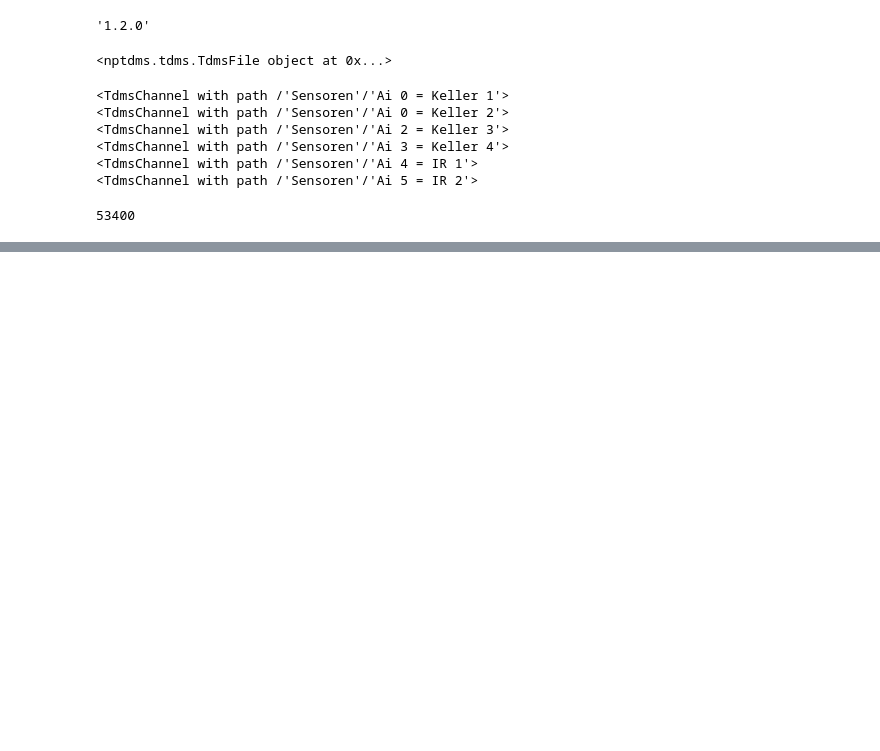
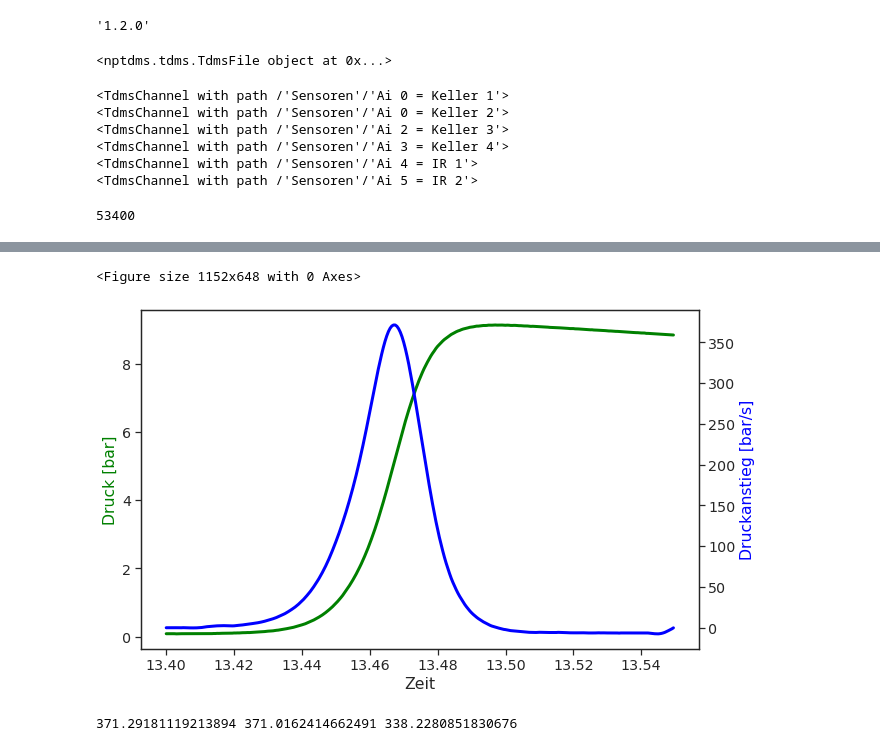
Before and after one commit to rddaz2013/1m3_NewTDMS, a Jupyter notebook: Read_TDMS.ipynb, the cells around one changed output, grey strips where cells are left out. Cells and saved outputs as stored; diff of their text form; code cells hidden in the pictures; blank space fills up the shorter version.

```diff
--- a/Read_TDMS.ipynb
+++ b/Read_TDMS.ipynb
@@ -91,0 +162,22 @@ plt.show()
+# %%
+#Ableitung über savitzky_golay
+pt=slice(26800,27100) # Zeitskala ist * 0.1s
+plt.figure(figsize=(16,9))
+
+fig, ax1 = plt.subplots()
+
+ax2 = ax1.twinx()
+ax1.plot(time_array[pt],AIN0[pt],color='g',label='Sensor 1')
+ax2.plot(time_array[pt],-savitzky_golay(AIN0[pt],31,3,deriv=1)/timestep,color='b',label='savitzky_golay 31 pt window')
+
+ax1.set_xlabel('Zeit')
+ax1.set_ylabel('Druck [bar]', color='g')
+ax2.set_ylabel('Druckanstieg [bar/s]', color='b')
+plt.show()
+# %% [output]
+<Figure size 1152x648 with 0 Axes>
+[figure, added]
+# %%
+print (np.max(-savitzky_golay(AIN0[pt],31,3,deriv=1)/timestep),np.max(-savitzky_golay(AIN1[pt],31,3,deriv=1)/timestep),np.max(-savitzky_golay(AIN2[pt],31,3,deriv=1)/timestep))
+# %% [output]
+371.29181119213894 371.0162414662491 338.2280851830676
```
Also changed, not shown: parts of 6 cells of this notebook.
